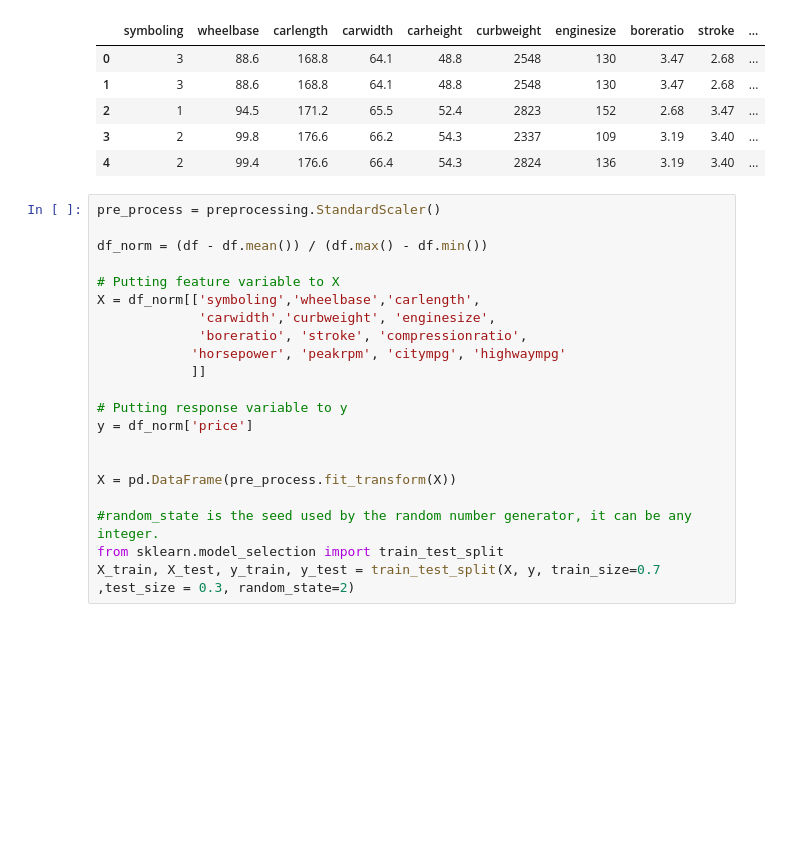
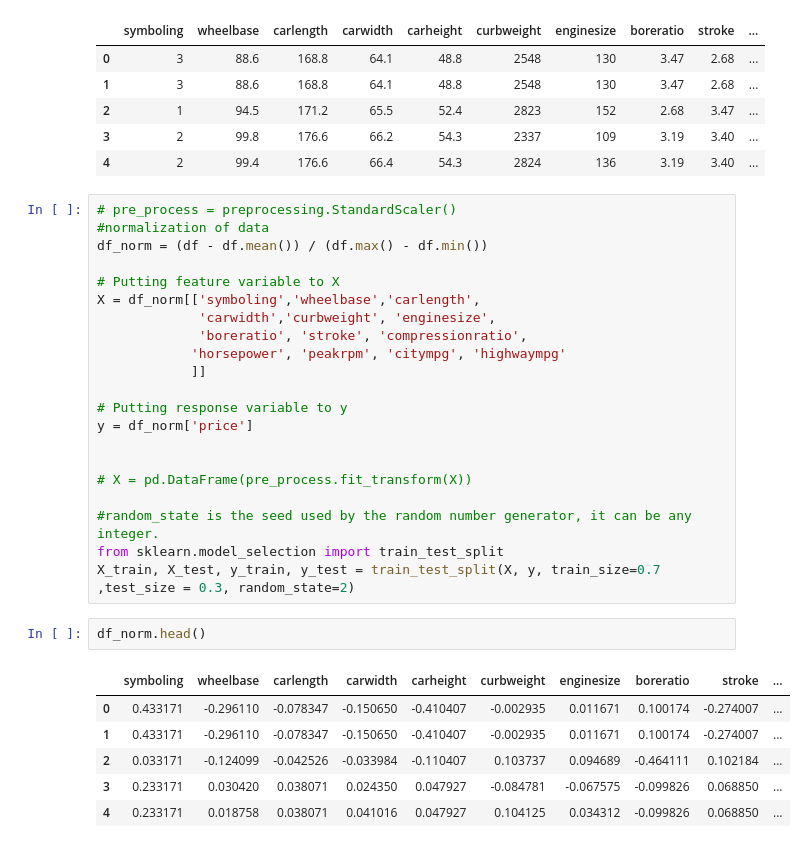
Before and after one commit to silencedsre/Multivariate-Linear-Regression, a Jupyter notebook: CarPriceAnalysis.ipynb, the cells around one changed output. Saved outputs shown, nothing was run; the diff lists cells and outputs as text; blank space fills up the shorter version.

Commit message:
fix the normalization issue

```diff
--- a/CarPriceAnalysis.ipynb
+++ b/CarPriceAnalysis.ipynb
@@ -29,8 +29,8 @@ df.head()
 | 3 | 2 | 99.8 | 176.6 | 66.2 | 54.3 | 2337 | 109 | 3.19 | 3.40 | ... |
 | 4 | 2 | 99.4 | 176.6 | 66.4 | 54.3 | 2824 | 136 | 3.19 | 3.40 | ... |
 # %%
-pre_process = preprocessing.StandardScaler()
-
+# pre_process = preprocessing.StandardScaler()
+#normalization of data
 df_norm = (df - df.mean()) / (df.max() - df.min())
 
 # Putting feature variable to X
@@ -44,8 +44,17 @@ X = df_norm[['symboling','wheelbase','carlength',
 y = df_norm['price']
 
 
-X = pd.DataFrame(pre_process.fit_transform(X))
+# X = pd.DataFrame(pre_process.fit_transform(X))
 
 #random_state is the seed used by the random number generator, it can be any integer.
 from sklearn.model_selection import train_test_split
 X_train, X_test, y_train, y_test = train_test_split(X, y, train_size=0.7 ,test_size = 0.3, random_state=2)
+# %%
+df_norm.head()
+# %% [output]
+|  | symboling | wheelbase | carlength | carwidth | carheight | curbweight | enginesize | boreratio | stroke | ... |
+| 0 | 0.433171 | -0.296110 | -0.078347 | -0.150650 | -0.410407 | -0.002935 | 0.011671 | 0.100174 | -0.274007 | ... |
+| 1 | 0.433171 | -0.296110 | -0.078347 | -0.150650 | -0.410407 | -0.002935 | 0.011671 | 0.100174 | -0.274007 | ... |
+| 2 | 0.033171 | -0.124099 | -0.042526 | -0.033984 | -0.110407 | 0.103737 | 0.094689 | -0.464111 | 0.102184 | ... |
+| 3 | 0.233171 | 0.030420 | 0.038071 | 0.024350 | 0.047927 | -0.084781 | -0.067575 | -0.099826 | 0.068850 | ... |
+| 4 | 0.233171 | 0.018758 | 0.038071 | 0.041016 | 0.047927 | 0.104125 | 0.034312 | -0.099826 | 0.068850 | ... |
```
Also changed, not shown: parts of 5 cells of this notebook, 1 other file.
